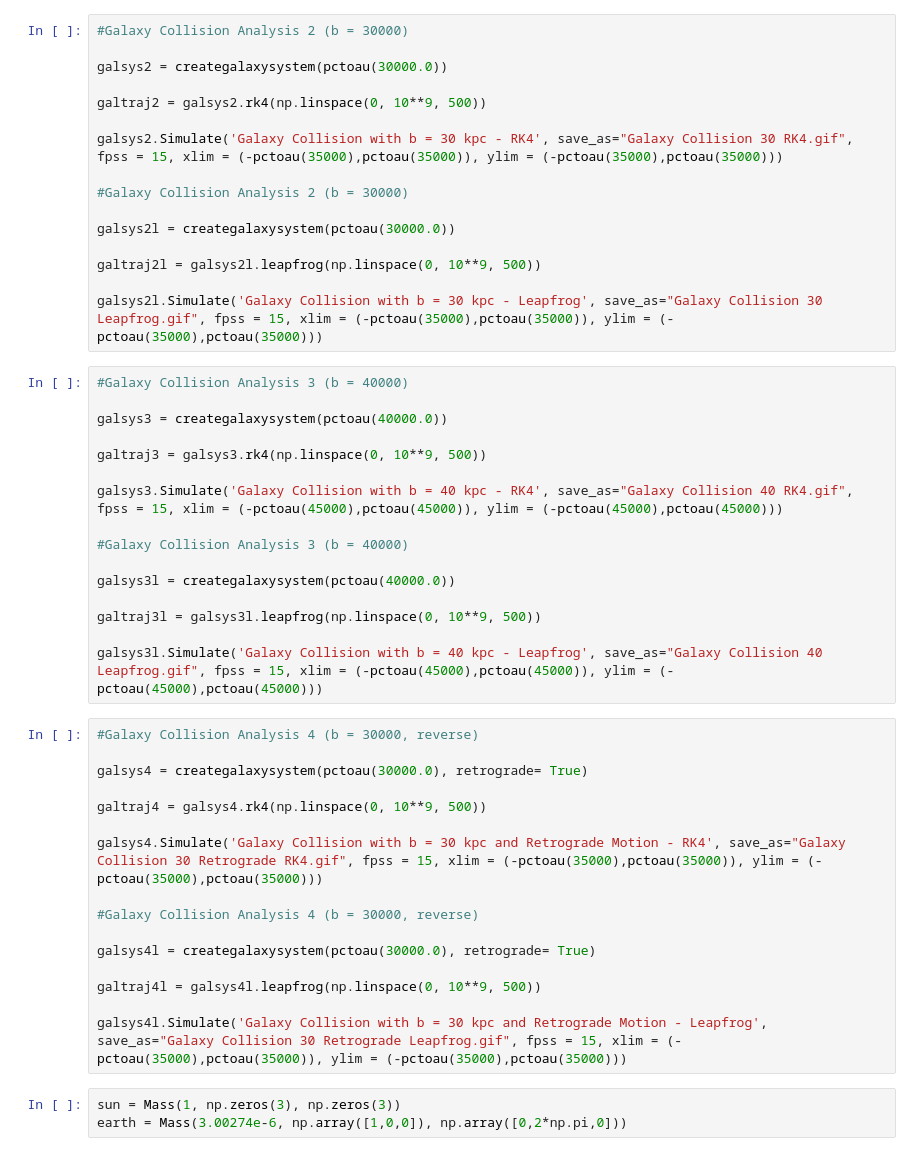
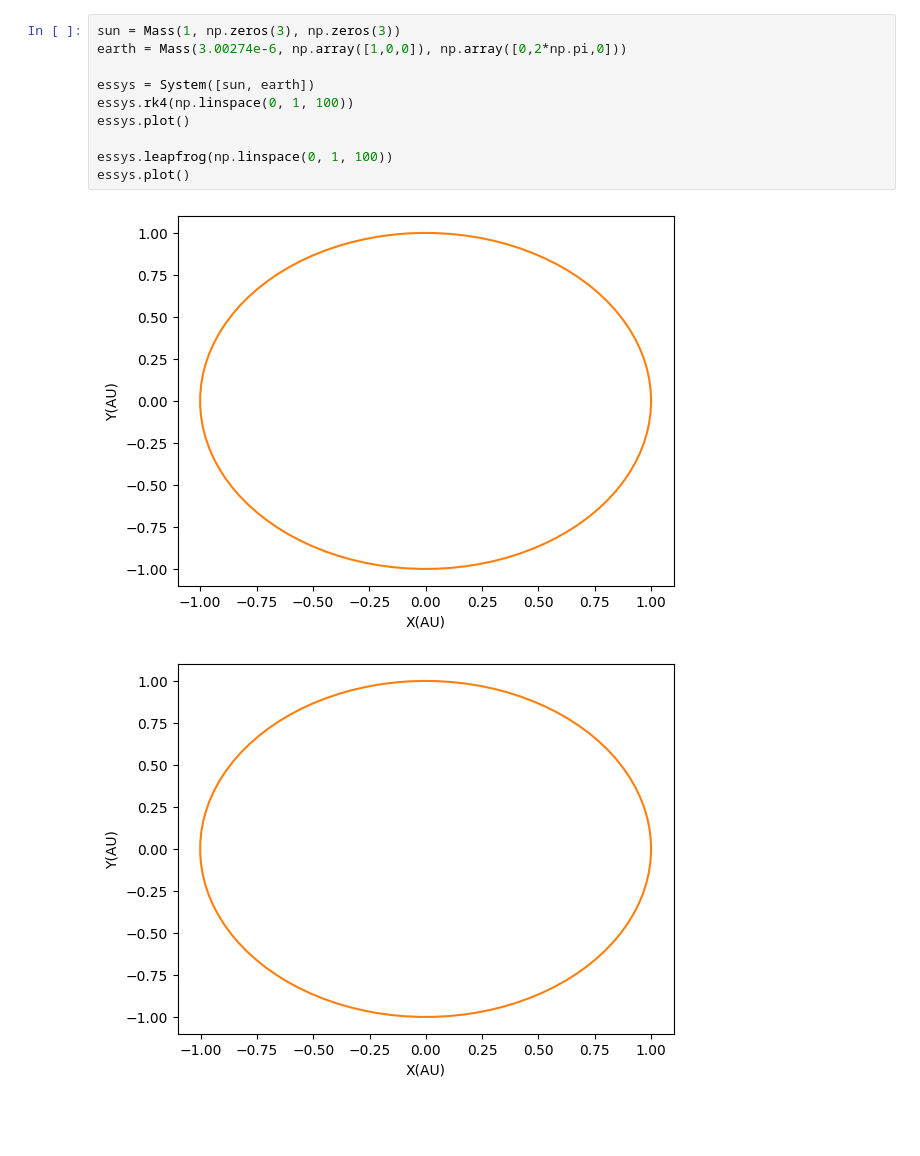
Before and after one commit to kgandhi29/PHYS-349-Final-Project, a Jupyter notebook: alternative_nbody.ipynb, the cells around one changed output. Drawn from its saved outputs; the diff is of its cells as text; blank space fills up the shorter version.

```diff
--- a/alternative_nbody.ipynb
+++ b/alternative_nbody.ipynb
@@ -469,51 +196,13 @@ galsys1l.Simulate('Galaxy Collision with b = 20 kpc - Leapfrog', save_as="Galaxy
-# %%
-#Galaxy Collision Analysis 2 (b = 30000)
-
-galsys2 = creategalaxysystem(pctoau(30000.0))
-
-galtraj2 = galsys2.rk4(np.linspace(0, 10**9, 500))
-
-galsys2.Simulate('Galaxy Collision with b = 30 kpc - RK4', save_as="Galaxy Collision 30 RK4.gif", fpss = 15, xlim = (-pctoau(35000),pctoau(35000)), ylim = (-pctoau(35000),pctoau(35000)))
-
-#Galaxy Collision Analysis 2 (b = 30000)
-
-galsys2l = creategalaxysystem(pctoau(30000.0))
-
-galtraj2l = galsys2l.leapfrog(np.linspace(0, 10**9, 500))
-
-galsys2l.Simulate('Galaxy Collision with b = 30 kpc - Leapfrog', save_as="Galaxy Collision 30 Leapfrog.gif", fpss = 15, xlim = (-pctoau(35000),pctoau(35000)), ylim = (-pctoau(35000),pctoau(35000)))
-# %%
-#Galaxy Collision Analysis 3 (b = 40000)
-
-galsys3 = creategalaxysystem(pctoau(40000.0))
-
-galtraj3 = galsys3.rk4(np.linspace(0, 10**9, 500))
-
-galsys3.Simulate('Galaxy Collision with b = 40 kpc - RK4', save_as="Galaxy Collision 40 RK4.gif", fpss = 15, xlim = (-pctoau(45000),pctoau(45000)), ylim = (-pctoau(45000),pctoau(45000)))
-
-#Galaxy Collision Analysis 3 (b = 40000)
-
-galsys3l = creategalaxysystem(pctoau(40000.0))
-
-galtraj3l = galsys3l.leapfrog(np.linspace(0, 10**9, 500))
-
-galsys3l.Simulate('Galaxy Collision with b = 40 kpc - Leapfrog', save_as="Galaxy Collision 40 Leapfrog.gif", fpss = 15, xlim = (-pctoau(45000),pctoau(45000)), ylim = (-pctoau(45000),pctoau(45000)))
-# %%
-#Galaxy Collision Analysis 4 (b = 30000, reverse)
-
-galsys4 = creategalaxysystem(pctoau(30000.0), retrograde= True)
-
-galtraj4 = galsys4.rk4(np.linspace(0, 10**9, 500))
-
-galsys4.Simulate('Galaxy Collision with b = 30 kpc and Retrograde Motion - RK4', save_as="Galaxy Collision 30 Retrograde RK4.gif", fpss = 15, xlim = (-pctoau(35000),pctoau(35000)), ylim = (-pctoau(35000),pctoau(35000)))
-
-#Galaxy Collision Analysis 4 (b = 30000, reverse)
-
-galsys4l = creategalaxysystem(pctoau(30000.0), retrograde= True)
-
-galtraj4l = galsys4l.leapfrog(np.linspace(0, 10**9, 500))
-
-galsys4l.Simulate('Galaxy Collision with b = 30 kpc and Retrograde Motion - Leapfrog', save_as="Galaxy Collision 30 Retrograde Leapfrog.gif", fpss = 15, xlim = (-pctoau(35000),pctoau(35000)), ylim = (-pctoau(35000),pctoau(35000)))
 # %%
 sun = Mass(1, np.zeros(3), np.zeros(3))
 earth = Mass(3.00274e-6, np.array([1,0,0]), np.array([0,2*np.pi,0]))
+
+essys = System([sun, earth])
+essys.rk4(np.linspace(0, 1, 100))
+essys.plot()
+
+essys.leapfrog(np.linspace(0, 1, 100))
+essys.plot()
+# %% [output]
+[figure, added]
+[figure, added]
```
Also changed, not shown: parts of 17 cells of this notebook.
